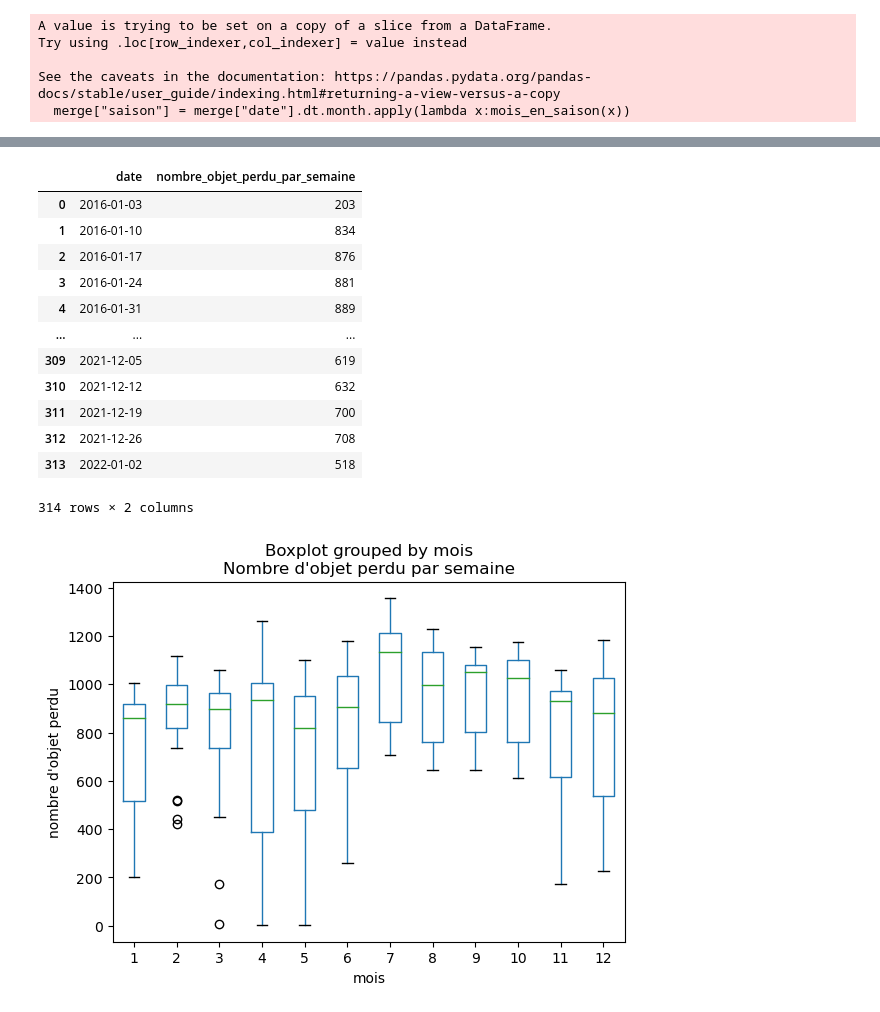
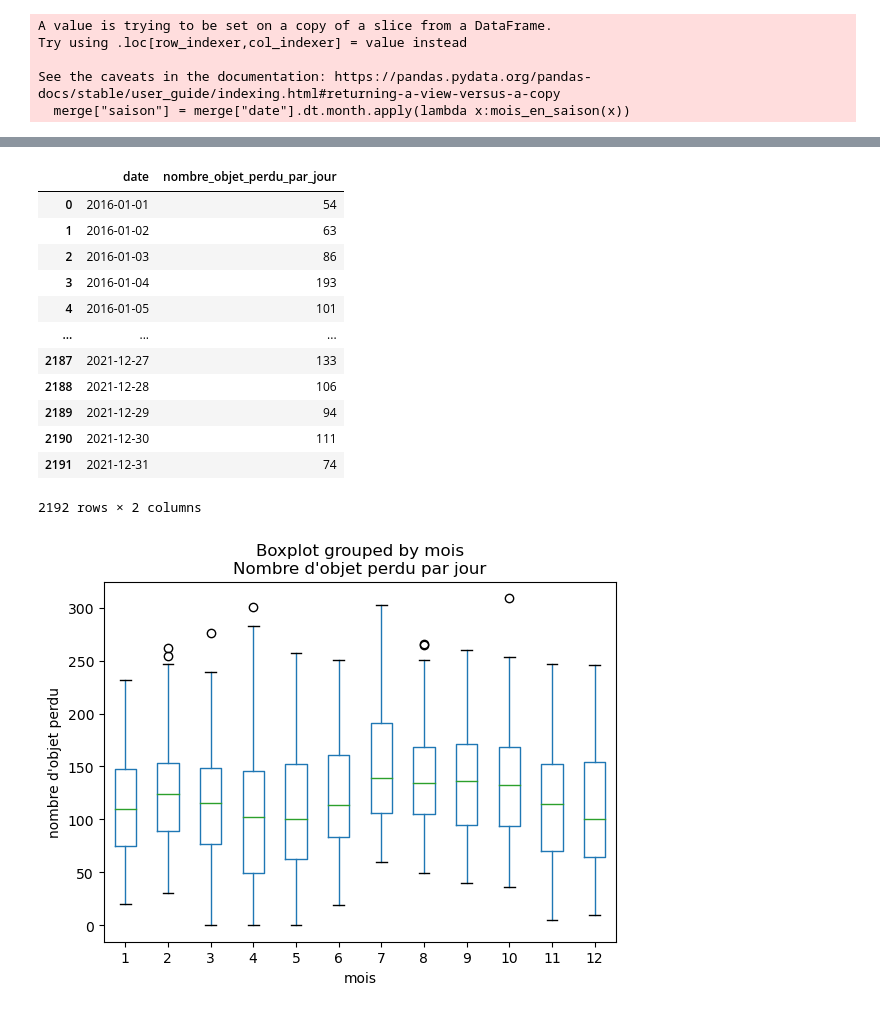
Before and after one commit to StevenDelval/brief_Lost_in_translation, a Jupyter notebook: datascience.ipynb, the cells around one changed output, grey strips where cells are left out. Cells and saved outputs as stored; diff of their text form; code cells hidden in the pictures.

Commit message:
semaine passée en jour

```diff
--- a/datascience.ipynb
+++ b/datascience.ipynb
@@ -213,33 +245,33 @@ F-statistic: 8.451, p-value: 0.000020
 # %%
-df_mois=pd.DataFrame(merge[["date","type_objet"]].groupby([pd.Grouper(key='date', freq='W')]).count().reset_index())
-df_mois.rename(columns = {'type_objet':'nombre_objet_perdu_par_semaine'}, inplace = True)
+df_mois=pd.DataFrame(merge[["date","type_objet"]].groupby([pd.Grouper(key='date', freq='D')]).count().reset_index())
+df_mois.rename(columns = {'type_objet':'nombre_objet_perdu_par_jour'}, inplace = True)
 # %%
 df_mois
 # %% [output]
-|  | date | nombre_objet_perdu_par_semaine |
-| 0 | 2016-01-03 | 203 |
-| 1 | 2016-01-10 | 834 |
-| 2 | 2016-01-17 | 876 |
-| 3 | 2016-01-24 | 881 |
-| 4 | 2016-01-31 | 889 |
+|  | date | nombre_objet_perdu_par_jour |
+| 0 | 2016-01-01 | 54 |
+| 1 | 2016-01-02 | 63 |
+| 2 | 2016-01-03 | 86 |
+| 3 | 2016-01-04 | 193 |
+| 4 | 2016-01-05 | 101 |
 | ... | ... | ... |
-| 309 | 2021-12-05 | 619 |
-| 310 | 2021-12-12 | 632 |
-| 311 | 2021-12-19 | 700 |
-| 312 | 2021-12-26 | 708 |
-| 313 | 2022-01-02 | 518 |
+| 2187 | 2021-12-27 | 133 |
+| 2188 | 2021-12-28 | 106 |
+| 2189 | 2021-12-29 | 94 |
+| 2190 | 2021-12-30 | 111 |
+| 2191 | 2021-12-31 | 74 |
-314 rows × 2 columns
+2192 rows × 2 columns
 # %%
 df_mois["mois"] = df_mois['date'].dt.month
 # %%
-df_mois.boxplot('nombre_objet_perdu_par_semaine', by='mois', grid=False)
-plt.title( "Nombre d'objet perdu par semaine" )
+df_mois.boxplot('nombre_objet_perdu_par_jour', by='mois', grid=False)
+plt.title( "Nombre d'objet perdu par jour" )
 plt.ylabel("nombre d'objet perdu")
 plt.xlabel('mois')
 
 plt.show()
 # %% [output]
-[figure, old version]
+[figure, new version]
 # %%
 liste_df = []
 for i in range(1,13):
```
Also changed, not shown: parts of 21 cells of this notebook.
